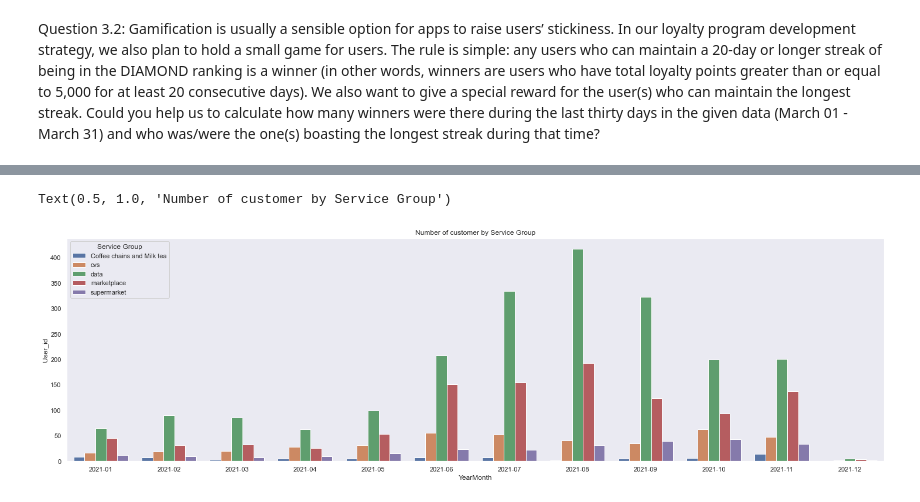
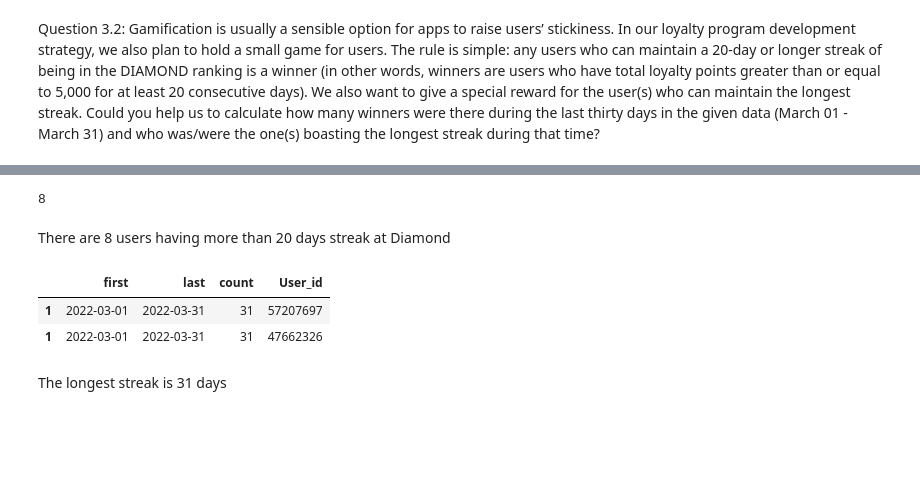
Before and after one commit to youthing1111/Momo_case_study, a Jupyter notebook: Momo.ipynb, the cells around one changed output, grey strips where cells are left out. Drawn from its saved outputs; the diff is of its cells as text; code cells hidden in the pictures; blank space fills up the shorter version.

```diff
--- a/Momo.ipynb
+++ b/Momo.ipynb
@@ -621,4 +621,4 @@ sns.histplot(data=Transaction[(Transaction['Service Group']=='supermarket')&(Tra
 # %% [markdown]
 Question 3.2: Gamification is usually a sensible option for apps to raise users’ stickiness. In our loyalty program development strategy, we also plan to hold a small game for users. The rule is simple: any users who can maintain a 20-day or longer streak of being in the DIAMOND ranking is a winner (in other words, winners are users who have total loyalty points greater than or equal to 5,000 for at least 20 consecutive days). We also want to give a special reward for the user(s) who can maintain the longest streak. Could you help us to calculate how many winners were there during the last thirty days in the given data (March 01 - March 31) and who was/were the one(s) boasting the longest streak during that time?
 # %%
-Loyalty_ranking.loc[(Loyalty_ranking['DATE']>='2022-03-01')&(Loyalty_ranking['DATE']<='2022-03-31')&(Loyalty_ranking['Rank_name']=='Diamond')]
+Diamond_in_march = Loyalty_ranking.loc[(Loyalty_ranking['DATE']>='2022-03-01')&(Loyalty_ranking['DATE']<='2022-03-31')&(Loyalty_ranking['Rank_name']=='Diamond')]
@@ -639,6 +624,0 @@ Loyalty_ranking.loc[(Loyalty_ranking['DATE']>='2022-03-01')&(Loyalty_ranking['DA
-# %%
-day_in_diamond = []
-Diamond_in_march = Loyalty_ranking.loc[(Loyalty_ranking['DATE']>='2022-03-01')&(Loyalty_ranking['DATE']<='2022-03-31')&(Loyalty_ranking['Rank_name']=='Diamond')].reset_index(drop=True)
-Diamond_in_march["Rank Change"] = Diamond_in_march.groupby("User_id").apply(lambda x: x['Rank_name'].ne(x['Rank_name'].shift().ffill())).values
-Diamond_in_march['Days Since Project Change'] = Diamond_in_march['DATE']-Diamond_in_march['DATE'].where(Diamond_in_march["Rank Change"]).groupby(Diamond_in_march['User_id']).ffill()
-Diamond_in_march
@@ -774,7 +625,28 @@ Text(0.5, 1.0, 'Last transaction of Churn customer')
-# %%
-plt.figure(figsize=(25,7))
-sns.barplot(data=Churn_tran.groupby(['YearMonth','Service Group'])['User_id'].nunique().reset_index(),x='YearMonth',y='User_id',hue='Service Group')
-plt.title('Number of customer by Service Group')
-# %% [output]
-Text(0.5, 1.0, 'Number of customer by Service Group')
-[figure, removed]
+# %%
+n=0
+for x in Diamond_in_march['User_id'].unique():
+    a = Diamond_in_march[['DATE','Rank_name']].loc[Diamond_in_march['User_id']==x]
+    s = (a.Rank_name.ne('Diamond') | a.DATE.diff().dt.days.ne(1)).cumsum()
+    out = a[a.Rank_name.eq('Diamond')].groupby(s).DATE.agg(['first','last','count'])
+    if out['count'].max() >= 20:
+        n=n+1
+print(n)
+# %% [output]
+8
+# %% [markdown]
+There are 8 users having more than 20 days streak at Diamond
+# %%
+streak=pd.DataFrame()
+for x in Diamond_in_march['User_id'].unique():
+    a = Diamond_in_march[['DATE','Rank_name']].loc[Diamond_in_march['User_id']==x]
+    s = (a.Rank_name.ne('Diamond') | a.DATE.diff().dt.days.ne(1)).cumsum()
+    out = a[a.Rank_name.eq('Diamond')].groupby(s).DATE.agg(['first','last','count'])
+    out['User_id'] = x
+    streak = pd.concat([streak,out])
+streak[streak['count']==streak['count'].max()]
+# %% [output]
+|  | first | last | count | User_id |
+| 1 | 2022-03-01 | 2022-03-31 | 31 | 57207697 |
+| 1 | 2022-03-01 | 2022-03-31 | 31 | 47662326 |
+# %% [markdown]
+The longest streak is 31 days
```
Also changed, not shown: parts of 11 cells of this notebook.
